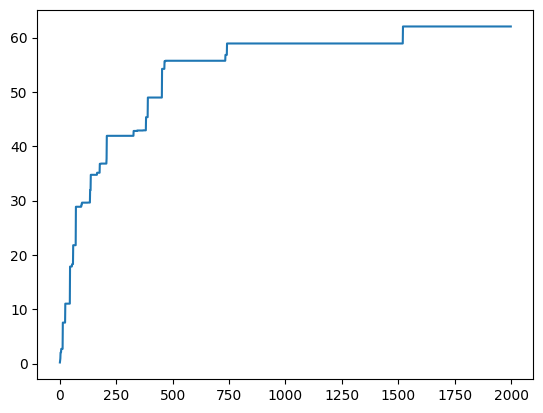
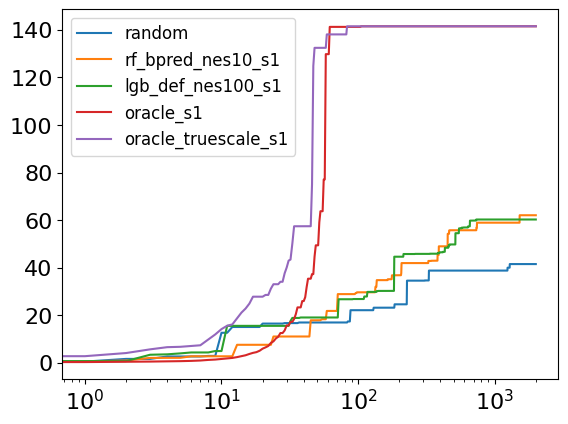
Code edit (unified diff) that turned the first committed figure into the second:
--- before
+++ after
@@ -1,4 +1,11 @@
-# convex hull
+# convex hull area
 from blox2 import convex_hull_area_trajectory
 
-plt.plot(convex_hull_area_trajectory(trj1)[n_obs_0:])
+for i, t in enumerate(trajectories):
+    ch_trj = convex_hull_area_trajectory(t)
+    plt.plot(ch_trj[n_obs_0:], label=dir_names[i])
+
+plt.xscale("log", base=10)
+# plt.yscale("log", base=10)
+plt.rcParams.update({"legend.fontsize": 12})
+plt.legend()

Commit: Add convex hull perimeter